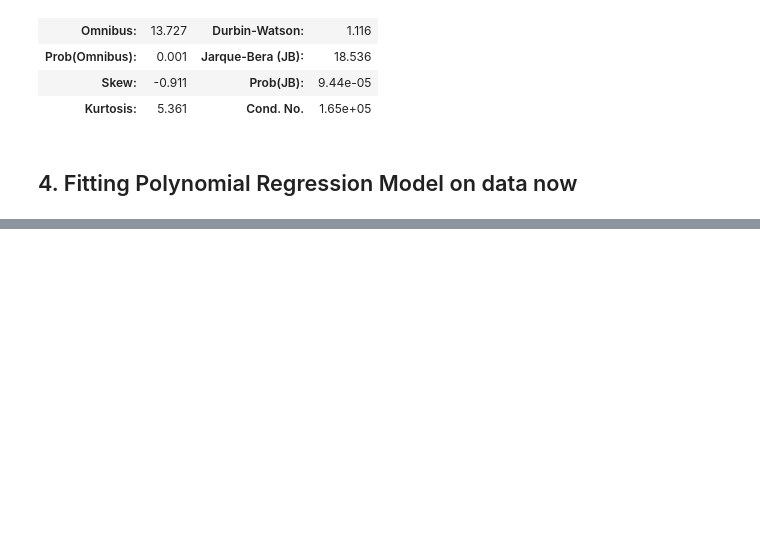
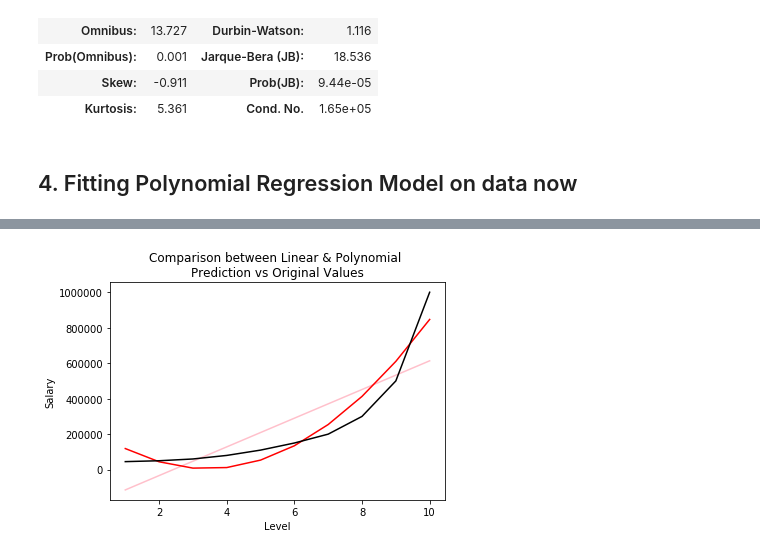
Before and after one commit to DataSapient/ML-Practice, a Jupyter notebook: Regression/Regression.ipynb, the cells around one changed output, grey strips where cells are left out. Saved outputs shown, nothing was run; the diff lists cells and outputs as text; code cells hidden in the pictures; blank space fills up the shorter version.

```diff
--- a/Regression/Regression.ipynb
+++ b/Regression/Regression.ipynb
@@ -137,0 +172,10 @@ OLS Regression Results
+# %%
+plt.plot(X, reg_lin.predict(X), color="pink")
+plt.plot(X, reg_2.predict(X_poly), color="red")
+plt.plot(X, y, color="black")
+plt.xlabel("Level")
+plt.ylabel("Salary")
+plt.title("Comparison between Linear & Polynomial \nPrediction vs Original Values")
+plt.show()
+# %% [output]
+[figure, added]
```
Also changed, not shown: parts of 11 cells of this notebook, 2 other files.
